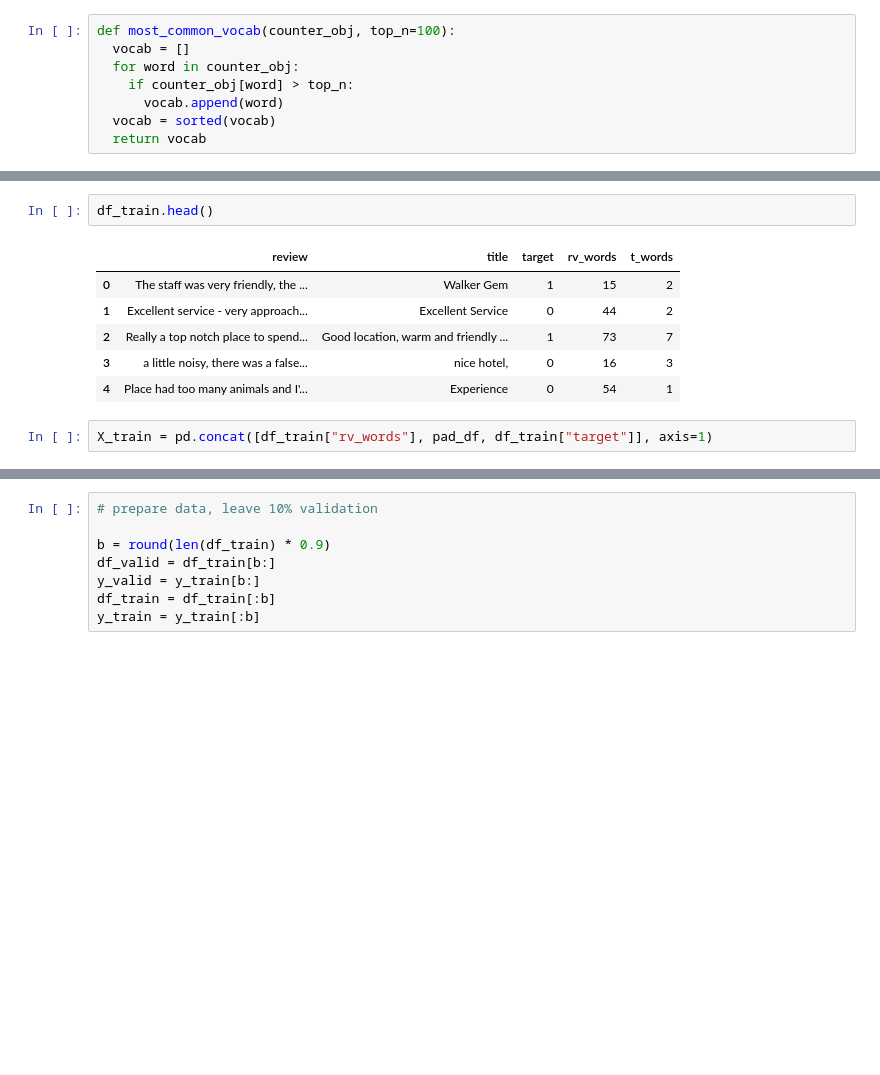
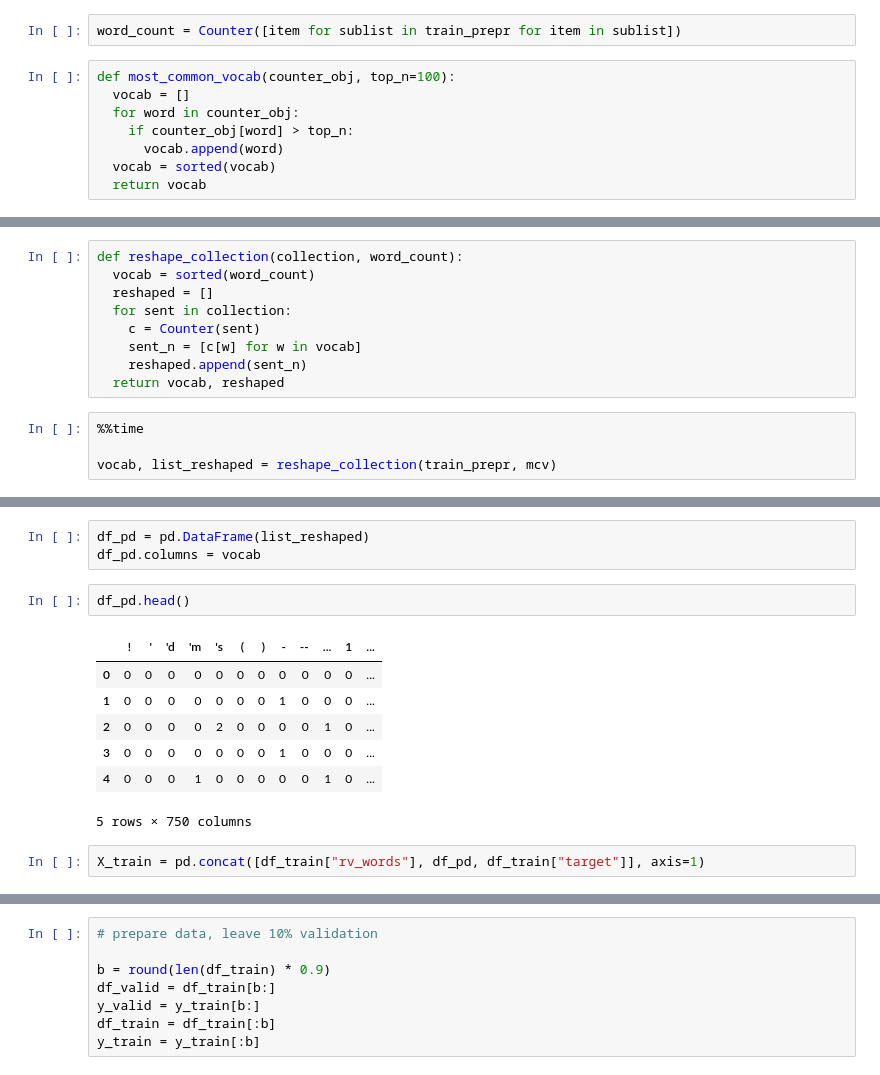
Before and after one commit to tatianamamonova/ml, a Jupyter notebook: exam_var2.ipynb, the cells around one changed output, grey strips where cells are left out. Drawn from its saved outputs; the diff is of its cells as text; blank space fills up the shorter version.

```diff
--- a/exam_var2.ipynb
+++ b/exam_var2.ipynb
@@ -126,3 +131,5 @@ Wall time: 49.8 s
+# %%
+word_count = Counter([item for sublist in train_prepr for item in sublist])
 # %%
 def most_common_vocab(counter_obj, top_n=100):
   vocab = []
@@ -186,0 +150,13 @@ pad_df = pd.DataFrame(df_padded)
+# %%
+def reshape_collection(collection, word_count):
+  vocab = sorted(word_count)
+  reshaped = []
+  for sent in collection:
+    c = Counter(sent)
+    sent_n = [c[w] for w in vocab]
+    reshaped.append(sent_n)
+  return vocab, reshaped
+# %%
+%%time
+
+vocab, list_reshaped = reshape_collection(train_prepr, mcv)
@@ -187,11 +166,15 @@ pad_df = pd.DataFrame(df_padded)
+# %%
+df_pd = pd.DataFrame(list_reshaped)
+df_pd.columns = vocab
 # %%
-df_train.head()
+df_pd.head()
 # %% [output]
-|  | review | title | target | rv_words | t_words |
-| 0 | The staff was very friendly, the ... | Walker Gem | 1 | 15 | 2 |
-| 1 | Excellent service - very approach... | Excellent Service | 0 | 44 | 2 |
-| 2 | Really a top notch place to spend... | Good location, warm and friendly ... | 1 | 73 | 7 |
-| 3 | a little noisy, there was a false... | nice hotel, | 0 | 16 | 3 |
-| 4 | Place had too many animals and I'... | Experience | 0 | 54 | 1 |
+|  | ! | ' | 'd | 'm | 's | ( | ) | - | -- | ... | 1 | ... |
+| 0 | 0 | 0 | 0 | 0 | 0 | 0 | 0 | 0 | 0 | 0 | 0 | ... |
+| 1 | 0 | 0 | 0 | 0 | 0 | 0 | 0 | 1 | 0 | 0 | 0 | ... |
+| 2 | 0 | 0 | 0 | 0 | 2 | 0 | 0 | 0 | 0 | 1 | 0 | ... |
+| 3 | 0 | 0 | 0 | 0 | 0 | 0 | 0 | 1 | 0 | 0 | 0 | ... |
+| 4 | 0 | 0 | 0 | 1 | 0 | 0 | 0 | 0 | 0 | 1 | 0 | ... |
+5 rows × 750 columns
 # %%
-X_train = pd.concat([df_train["rv_words"], pad_df, df_train["target"]], axis=1)
+X_train = pd.concat([df_train["rv_words"], df_pd, df_train["target"]], axis=1)
```
Also changed, not shown: parts of 36 cells of this notebook.
